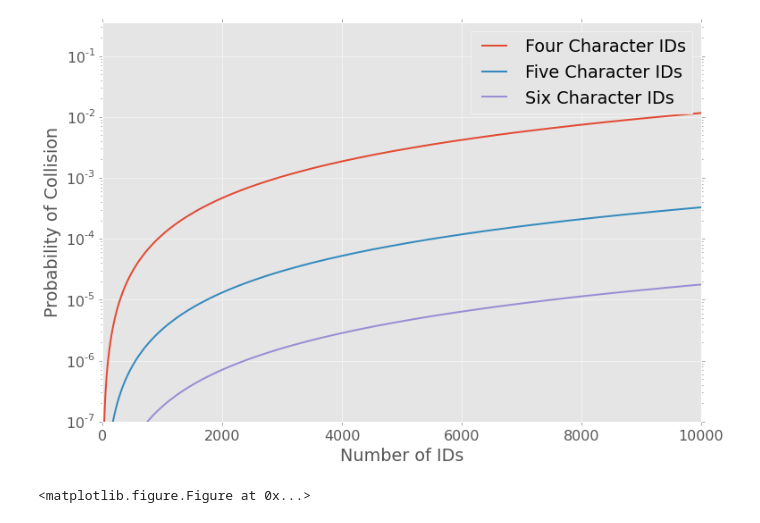
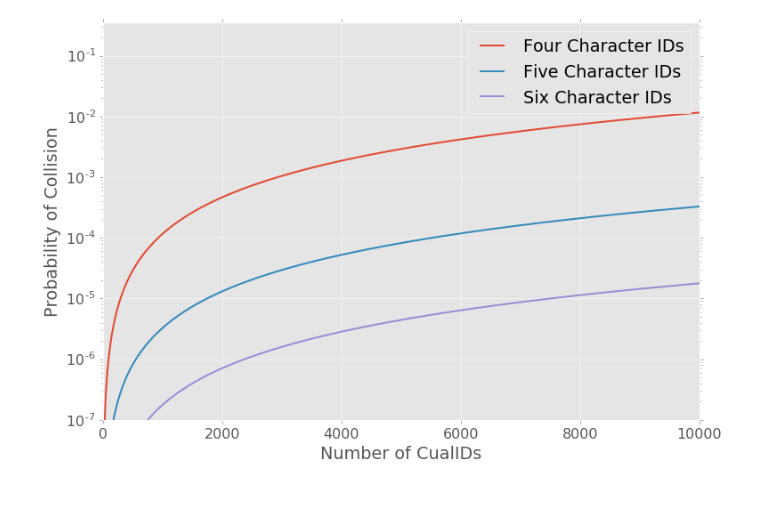
Before and after one commit to johnchase/cual-id, a Jupyter notebook: assets/Figure-2.ipynb, the cells around one changed output. Cells and saved outputs as stored; diff of their text form; code cells hidden in the pictures; blank space fills up the shorter version.

Commit message:
Changed x-axis label on figure 2 plot

```diff
--- a/assets/Figure-2.ipynb
+++ b/assets/Figure-2.ipynb
@@ -6,24 +6,22 @@ import functools
 import operator
 # %%
 def prob_collision(n, s):
-    probs = [e/k for e, k in zip(range(s, s-n, -1), itertools.cycle([s]))]
+    probs = (e/k for e, k in zip(range(s, s-n, -1), itertools.cycle([s])))
     return 1 - functools.reduce(operator.mul, probs, 1)
 # %%
 x = range(2, 10000, 10)
 plt.figure(figsize=(12, 8))
 plt.style.use("ggplot")
 plt.rcParams.update({'font.size': 16})
 plt.ylabel('Probability of Collision')
-plt.xlabel('Number of IDs')
+plt.xlabel('Number of CualIDs')
 plt.yscale('log')
 plt.ylim([10e-8, .35])
 
 for id_length, name in zip([4, 5, 6], ['Four', 'Five', 'Six']):
     plt.plot(x, [prob_collision(n, id_length**16) for n in x], linewidth=2, label='{0} Character IDs'.format(name))
 
 plt.legend()
-plt.show()
 plt.savefig('figure2.pdf', dpi=300)
 # %% [output]
-[figure, old version]
+[figure, new version]
-<matplotlib.figure.Figure at 0x...>
```
